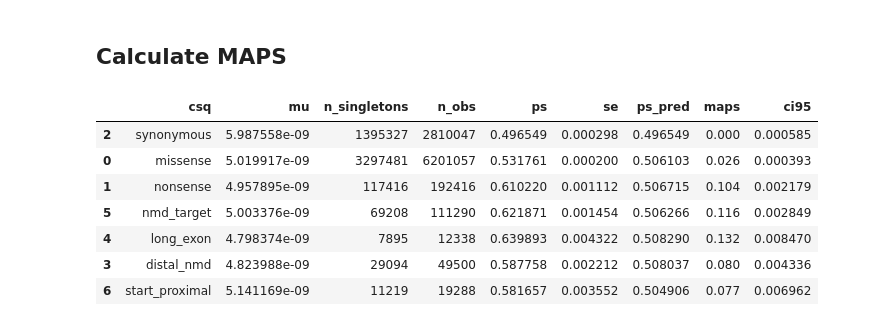
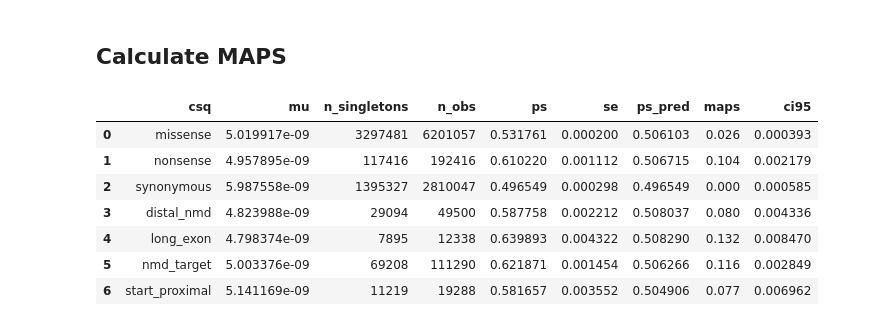
Before and after one commit to alexblakes/regional_nonsense_constraint, a Jupyter notebook: scripts_statistics/maps_calculation.ipynb, the cells around one changed output. Cells and saved outputs as stored; diff of their text form; code cells hidden in the pictures.

```diff
--- a/scripts_statistics/maps_calculation.ipynb
+++ b/scripts_statistics/maps_calculation.ipynb
@@ -59,32 +59,19 @@ ax.plot(x, model.predict(X))
 ps = pd.read_csv("../outputs/proportion_singletons_by_csq_and_region_no_cpg.tsv", sep="\t",)
 # %%
 # Tidy the data
-ps["csq"] = pd.Categorical(
-    ps["csq"],
-    categories=[
-        "synonymous",
-        "missense",
-        "nonsense",
-        "nmd_target",
-        "long_exon",
-        "distal_nmd",
-        "start_proximal",
-    ],
-)
-ps = ps.sort_values("csq")
 ps["se"] = np.sqrt((ps["ps"] * (1 - ps["ps"])) / ps["n_obs"])
 ps["ps_pred"] = model.predict(sm.tools.add_constant(ps["mu"]))
 ps["maps"] = np.round((ps["ps"] - ps["ps_pred"]), 3)
 ps["ci95"] = 1.96 * ps["se"]
 ps
 # %% [output]
 |  | csq | mu | n_singletons | n_obs | ps | se | ps_pred | maps | ci95 |
-| 2 | synonymous | 5.987558e-09 | 1395327 | 2810047 | 0.496549 | 0.000298 | 0.496549 | 0.000 | 0.000585 |
 | 0 | missense | 5.019917e-09 | 3297481 | 6201057 | 0.531761 | 0.000200 | 0.506103 | 0.026 | 0.000393 |
 | 1 | nonsense | 4.957895e-09 | 117416 | 192416 | 0.610220 | 0.001112 | 0.506715 | 0.104 | 0.002179 |
+| 2 | synonymous | 5.987558e-09 | 1395327 | 2810047 | 0.496549 | 0.000298 | 0.496549 | 0.000 | 0.000585 |
+| 3 | distal_nmd | 4.823988e-09 | 29094 | 49500 | 0.587758 | 0.002212 | 0.508037 | 0.080 | 0.004336 |
+| 4 | long_exon | 4.798374e-09 | 7895 | 12338 | 0.639893 | 0.004322 | 0.508290 | 0.132 | 0.008470 |
 | 5 | nmd_target | 5.003376e-09 | 69208 | 111290 | 0.621871 | 0.001454 | 0.506266 | 0.116 | 0.002849 |
-| 4 | long_exon | 4.798374e-09 | 7895 | 12338 | 0.639893 | 0.004322 | 0.508290 | 0.132 | 0.008470 |
-| 3 | distal_nmd | 4.823988e-09 | 29094 | 49500 | 0.587758 | 0.002212 | 0.508037 | 0.080 | 0.004336 |
 | 6 | start_proximal | 5.141169e-09 | 11219 | 19288 | 0.581657 | 0.003552 | 0.504906 | 0.077 | 0.006962 |
 # %%
 # Save to output
```
